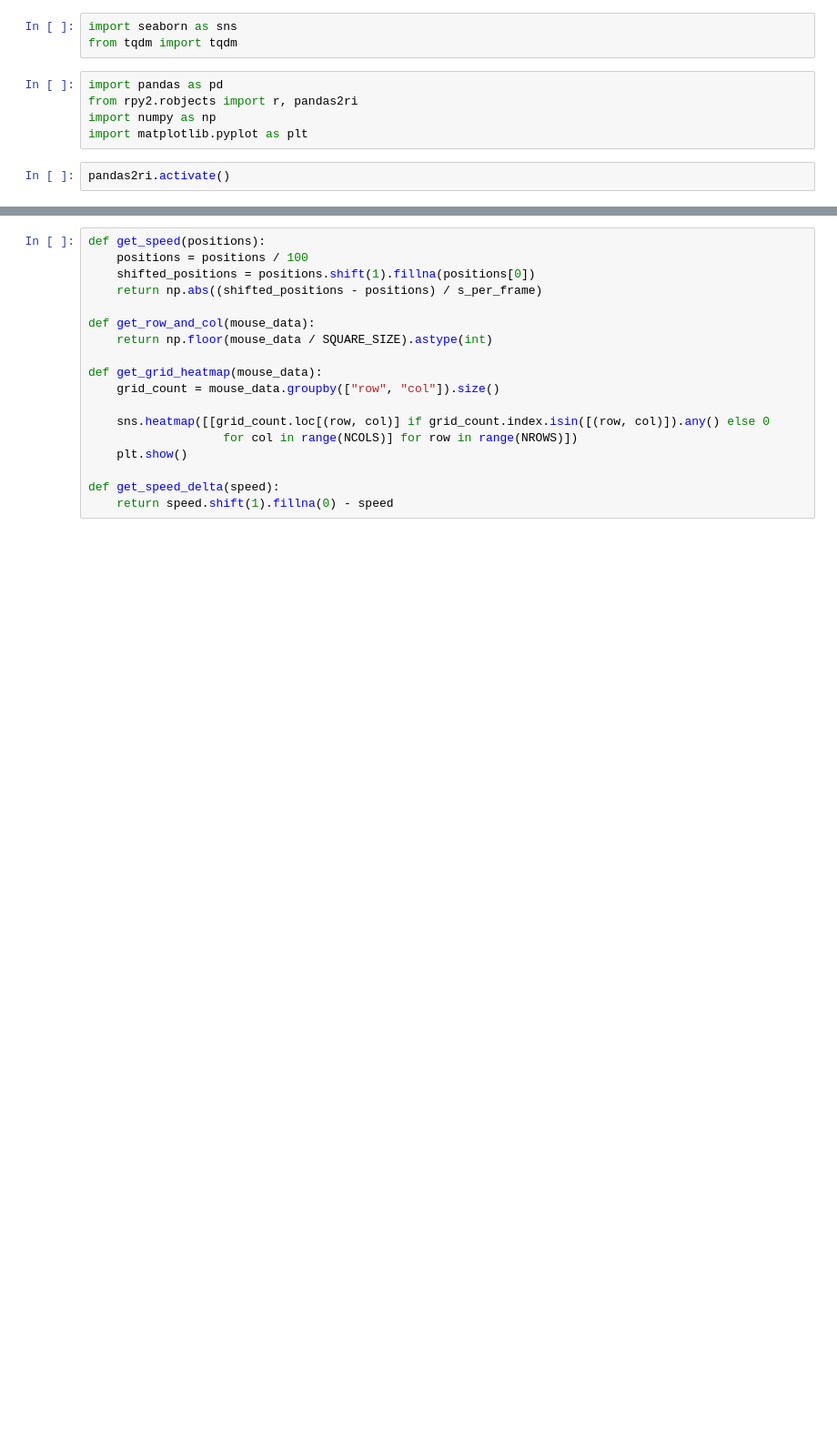
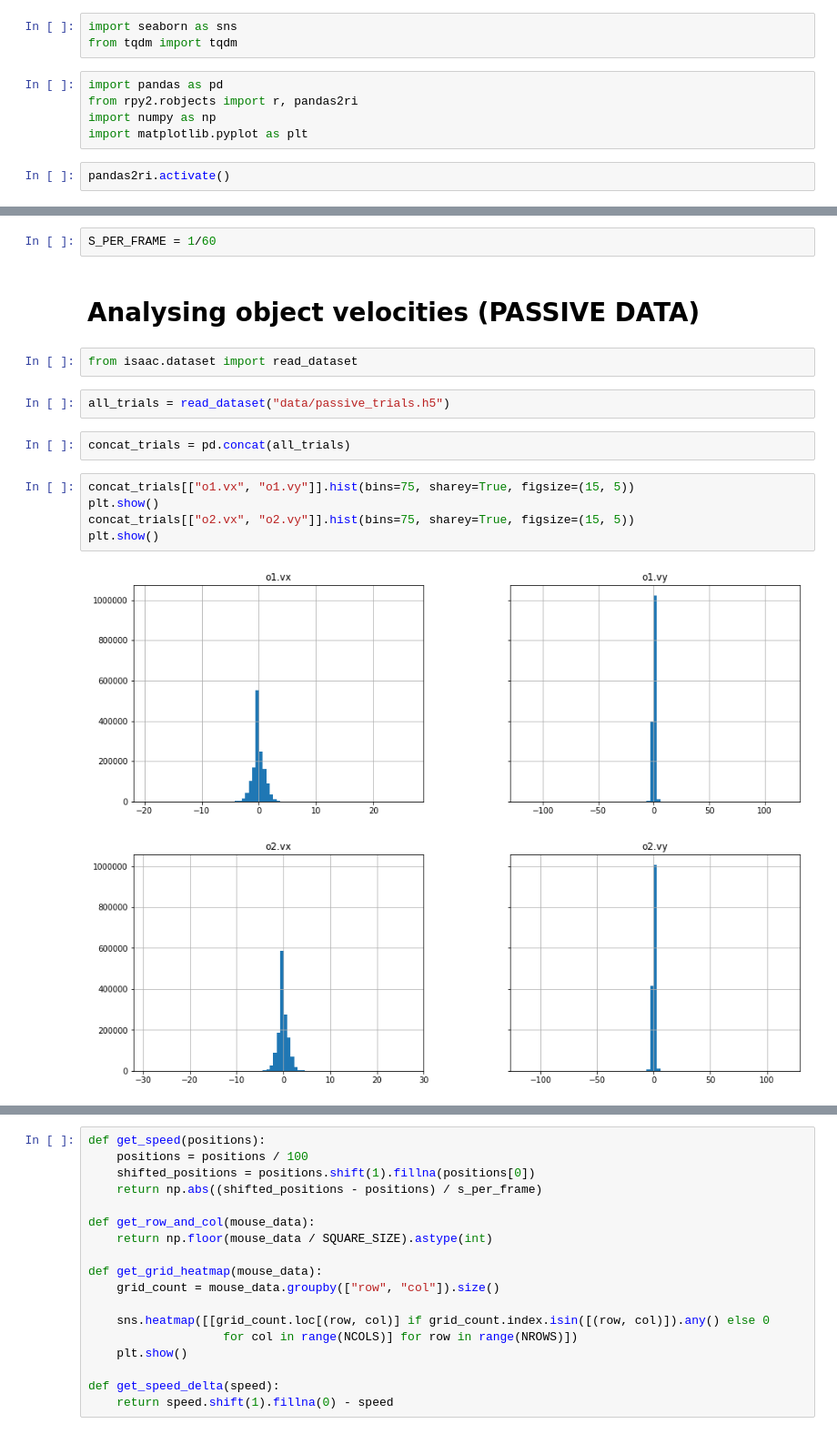
Before and after one commit to iamhectorotero/learning-physical-properties-with-rnns, a Jupyter notebook: 0. Preliminary analysis.ipynb, the cells around one changed output, grey strips where cells are left out. Shown at 91% size. Cells and saved outputs as stored; diff of their text form; blank space fills up the shorter version.

Commit message:
Add light analysis of the passive data

```diff
--- a/0. Preliminary analysis.ipynb
+++ b/0. Preliminary analysis.ipynb
@@ -13,3 +13,21 @@ r['load']("../data/experiment2.rdata")
 # %% [output]
 StrVector with 4 elements.
 | 'df.l' | 'df.w' | 'ls.clips' | 'ls.events' |
+# %%
+S_PER_FRAME = 1/60
+# %% [markdown]
+# Analysing object velocities (PASSIVE DATA)
+# %%
+from isaac.dataset import read_dataset
+# %%
+all_trials = read_dataset("data/passive_trials.h5")
+# %%
+concat_trials = pd.concat(all_trials)
+# %%
+concat_trials[["o1.vx", "o1.vy"]].hist(bins=75, sharey=True, figsize=(15, 5))
+plt.show()
+concat_trials[["o2.vx", "o2.vy"]].hist(bins=75, sharey=True, figsize=(15, 5))
+plt.show()
+# %% [output]
+[figure, added]
+[figure, added]
```
Also changed, not shown: parts of 9 cells of this notebook.
